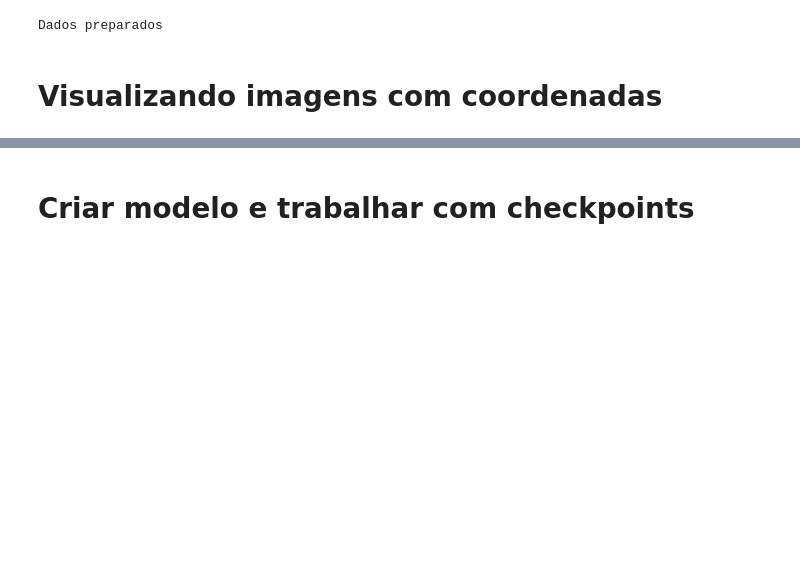
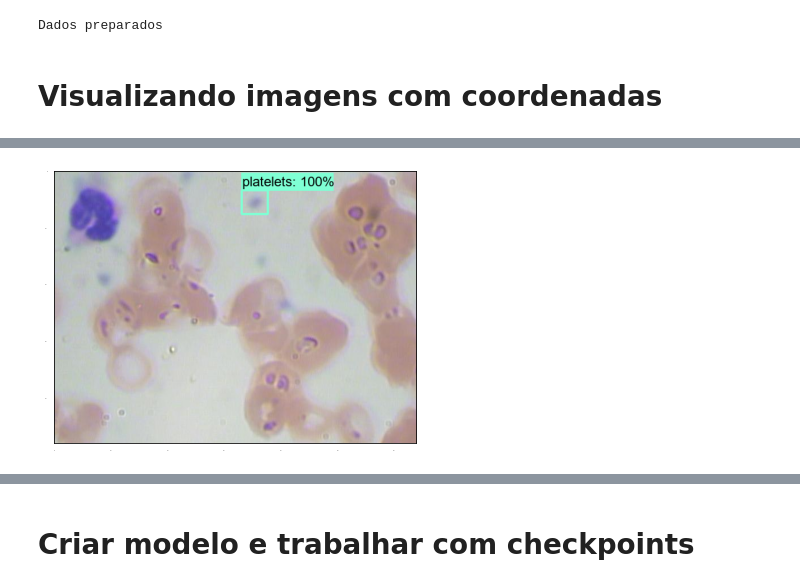
Before and after one commit to anthonyleier/blood-detection, a Jupyter notebook: multiple-cell-detector.ipynb, the cells around one changed output, grey strips where cells are left out. Drawn from its saved outputs; the diff is of its cells as text; code cells hidden in the pictures; blank space fills up the shorter version.

```diff
--- a/multiple-cell-detector.ipynb
+++ b/multiple-cell-detector.ipynb
@@ -222,3 +209,18 @@ print(titulos[6])
+# %%
+fake_score = np.array([1.0], dtype=np.float32)
+
+plt.figure(figsize=(10, 5))
+
+teste = 231
+
+plotDetections(
+        train_images[teste],
+        coordenadas_info[teste],
+        titulos[teste],
+        fake_score, categorias)
+plt.show()
+# %% [output]
+[figure, added]
 # %%
 fake_score = np.array([1.0], dtype=np.float32)
 
```
Also changed, not shown: parts of 9 cells of this notebook, 1 other file.
